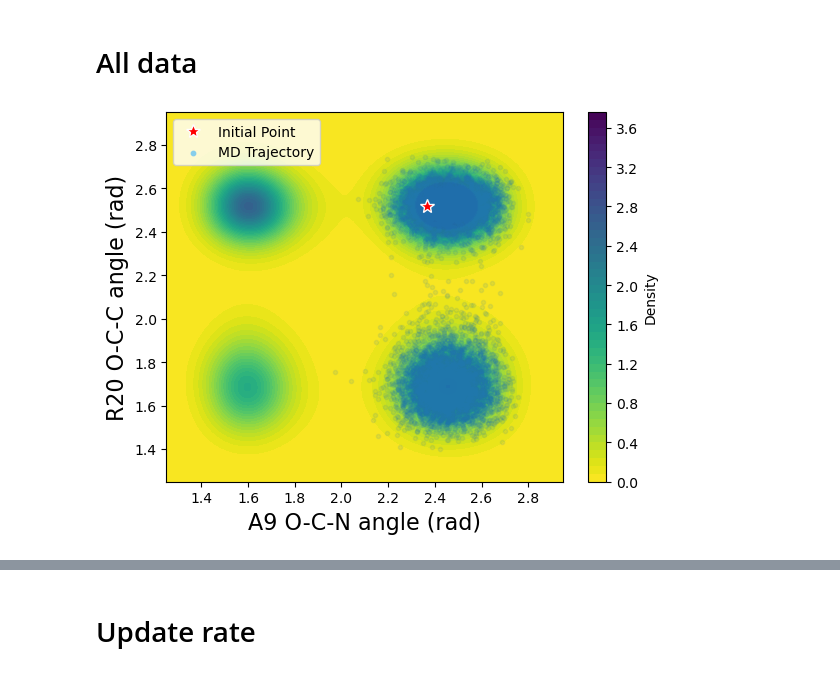
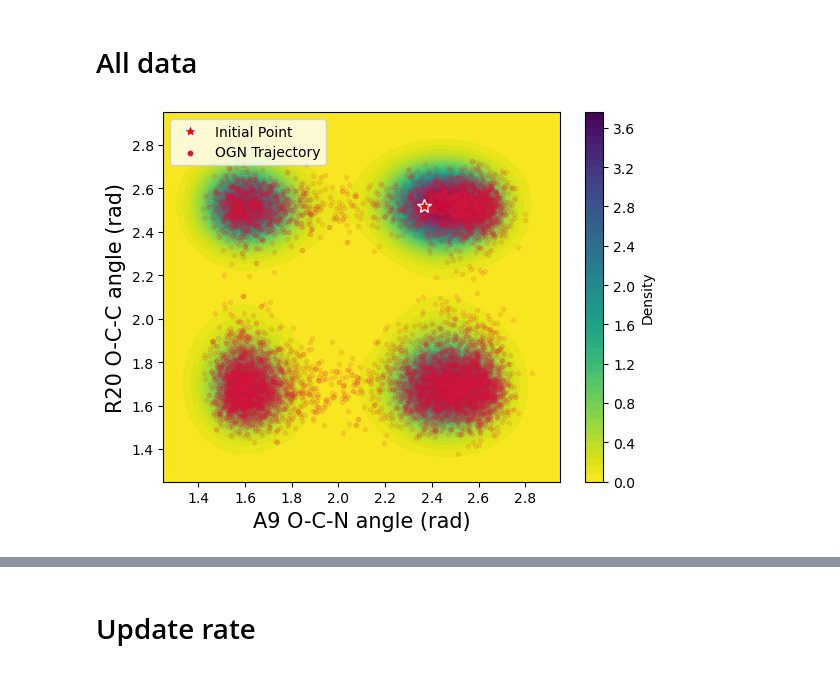
Before and after one commit to hoon-ock/landscape-search, a Jupyter notebook: realsys_analysis.ipynb, the cells around one changed output, grey strips where cells are left out. Drawn from its saved outputs; the diff is of its cells as text; code cells hidden in the pictures.

Commit message:
peptide script clean up

```diff
--- a/realsys_analysis.ipynb
+++ b/realsys_analysis.ipynb
@@ -16,8 +20,13 @@ from muller_utils import success_cluster_identification, reconstruct_energy
 # %%
-# directory = 'results/peptide/ogn/run_240212_1831'
-directory = 'results/peptide/ogn/run_240213_2314'
+#directory = 'results/peptide/ogn/run_240212_1831'
+# directory = 'results/peptide/ogn/run_240213_2314'
+directory = 'results/peptide/ogn/run_240214_2034'
+directory_base = 'results/peptide/base'
 params = yaml.load(open(os.path.join(directory,'param.yaml'), 'r'), Loader=yaml.FullLoader)
 init_traj_index = params['init_traj_index']
+large_batch_size = params['large_batch_size']
+small_batch_size = params['small_batch_size']
+threshold = params['threshold']
 feature1_path = params['feature1_path']
 feature2_path = params['feature2_path']
 feature1 = pd.read_pickle(feature1_path) # a9
@@ -40,6 +47,11 @@ ValueError: need at least one array to stack
 # %%
+center_points = np.array([[1.61, 2.52], [2.45, 2.52],
+                          [1.6, 1.67], [2.47, 1.67]])
+
 x_limits = [1.25, 2.95]
 y_limits = [1.25, 2.95]
 x_label='A9 O-C-N angle (rad)'
 y_label='R20 O-C-C angle (rad)'
 ft=15
+label_1 = 'MD Trajectory'
+label_2 = 'OGN Trajectory'
@@ -46,23 +177,23 @@ ft=15
 # %% [markdown]
 # All data
-# %%
-init_traj_index = 4
 # %%
-#init_traj_index = 4 #15
+# init_traj_index = 4 #15
+color = 'crimson'
 density_contour(traj[15], xlabel=x_label, ylabel=y_label)
-plt.scatter(traj[init_traj_index][:,0], traj[init_traj_index][:,1],
+plt.scatter(all_traj_stacked[:,0], all_traj_stacked[:,1],
             marker='.',
             #edgecolors='blue',
-            alpha=0.1) #, c='orange')
+            c=color,
+            alpha=0.1)
 plt.plot(traj[init_traj_index][0, 0], traj[init_traj_index][0, 1], '*',
          markeredgecolor='white', color='r',
          markersize=10, label='Initial Point')
-plt.scatter([], [], c='skyblue', label='MD Trajectory', s=10)
+plt.scatter([], [], c=color, label=label_2, s=10)
 plt.xlim(x_limits)
 plt.ylim(y_limits)
 plt.legend(fontsize=ft-5, loc='upper left')
 
-plt.savefig(os.path.join(directory, 'all_data_MD.png'),
+plt.savefig(os.path.join(directory, 'all_data_OGN.png'),
             dpi=300, bbox_inches='tight')
 # %% [output]
-[figure, old version]
+[figure, new version]
```
Also changed, not shown: parts of 49 cells of this notebook, 3 other files.
